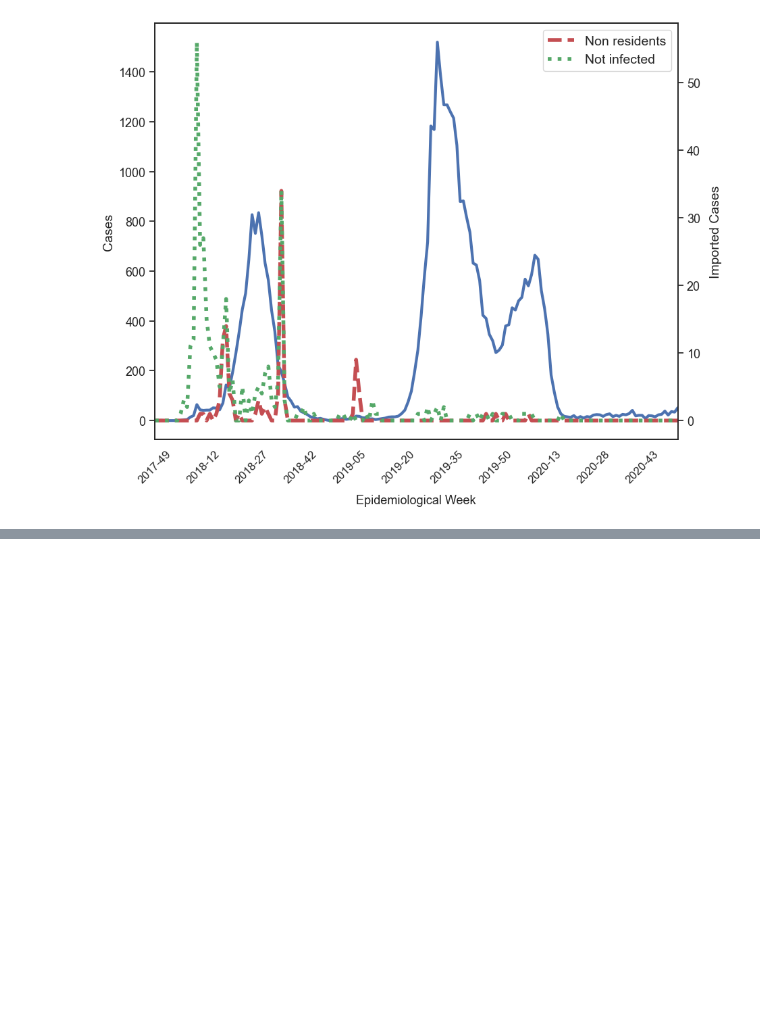
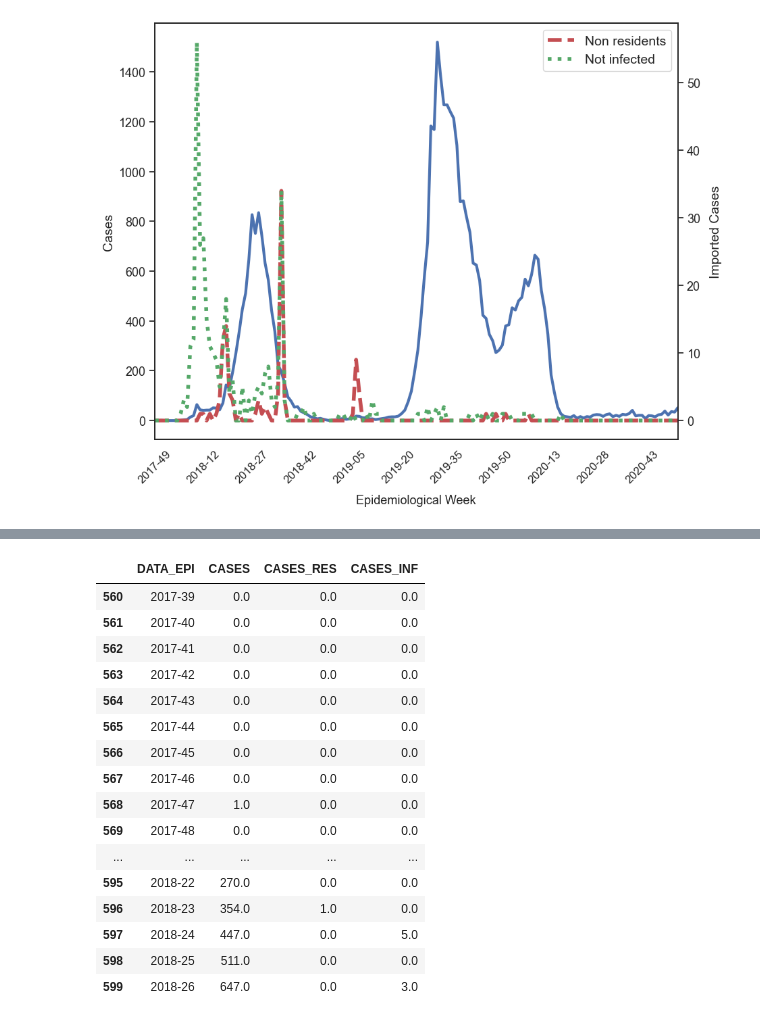
Before and after one commit to denisecammarota/measles-BR, a Jupyter notebook: Notebooks/Epidemic_Curves.ipynb, the cells around one changed output, grey strips where cells are left out. Cells and saved outputs as stored; diff of their text form; code cells hidden in the pictures; blank space fills up the shorter version.

```diff
--- a/Notebooks/Epidemic_Curves.ipynb
+++ b/Notebooks/Epidemic_Curves.ipynb
@@ -274,0 +299,20 @@ plt.show()
+# %%
+df_nat[560:600]
+# %% [output]
+|  | DATA_EPI | CASES | CASES_RES | CASES_INF |
+| 560 | 2017-39 | 0.0 | 0.0 | 0.0 |
+| 561 | 2017-40 | 0.0 | 0.0 | 0.0 |
+| 562 | 2017-41 | 0.0 | 0.0 | 0.0 |
+| 563 | 2017-42 | 0.0 | 0.0 | 0.0 |
+| 564 | 2017-43 | 0.0 | 0.0 | 0.0 |
+| 565 | 2017-44 | 0.0 | 0.0 | 0.0 |
+| 566 | 2017-45 | 0.0 | 0.0 | 0.0 |
+| 567 | 2017-46 | 0.0 | 0.0 | 0.0 |
+| 568 | 2017-47 | 1.0 | 0.0 | 0.0 |
+| 569 | 2017-48 | 0.0 | 0.0 | 0.0 |
+| ... | ... | ... | ... | ... |
+| 595 | 2018-22 | 270.0 | 0.0 | 0.0 |
+| 596 | 2018-23 | 354.0 | 1.0 | 0.0 |
+| 597 | 2018-24 | 447.0 | 0.0 | 5.0 |
+| 598 | 2018-25 | 511.0 | 0.0 | 0.0 |
+| 599 | 2018-26 | 647.0 | 0.0 | 3.0 |
```
Also changed, not shown: parts of 4 cells of this notebook, 5 other files.
